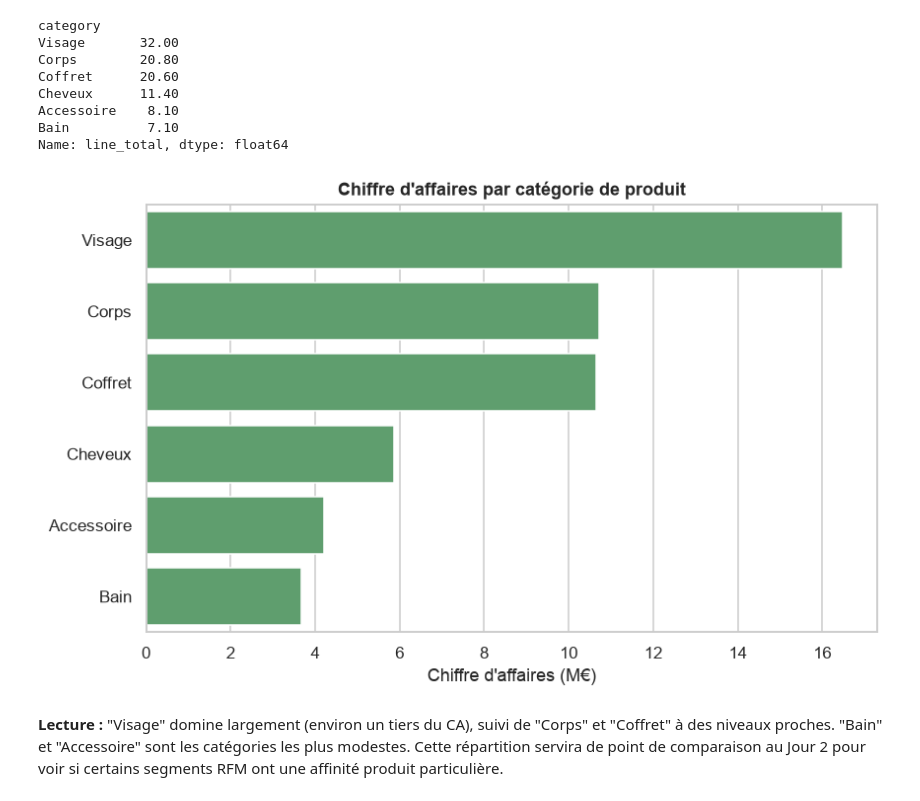
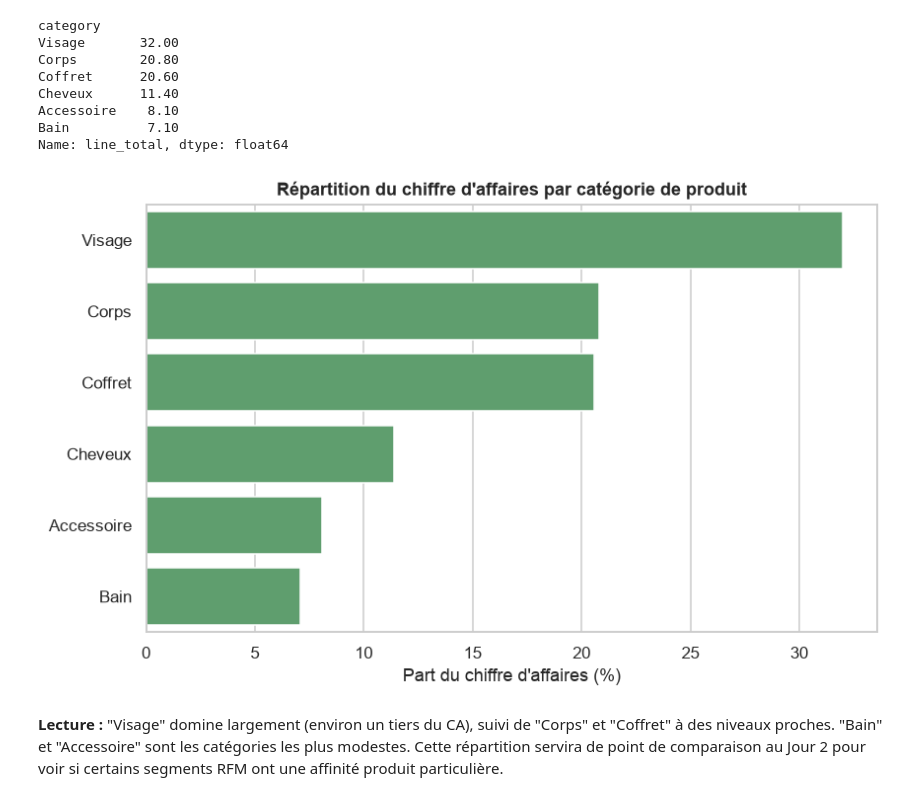
Before and after one commit to Alibenaqa/lumina_data_marketing, a Jupyter notebook: notebooks/01_eda_cleaning.ipynb, the cells around one changed output. Cells and saved outputs as stored; diff of their text form; code cells hidden in the pictures.

```diff
--- a/notebooks/01_eda_cleaning.ipynb
+++ b/notebooks/01_eda_cleaning.ipynb
@@ -642,15 +835,15 @@ Bain          7.10
 Name: line_total, dtype: float64
 # %%
 fig, ax = plt.subplots(figsize=(8, 5))
-sns.barplot(x=category_revenue.values / 1e6, y=category_revenue.index, ax=ax, color="#55A868")
-ax.set_xlabel("Chiffre d'affaires (M€)")
+sns.barplot(x=category_share.values, y=category_share.index, ax=ax, color="#55A868")
+ax.set_xlabel("Part du chiffre d'affaires (%)")
 ax.set_ylabel("")
-ax.set_title("Chiffre d'affaires par catégorie de produit")
+ax.set_title("Répartition du chiffre d'affaires par catégorie de produit")
 fig.tight_layout()
 fig.savefig(FIGURES / "06_ca_par_categorie.png", dpi=150, bbox_inches="tight")
 plt.show()
 # %% [output]
-[figure, old version]
+[figure, new version]
 # %% [markdown]
 **Lecture :** "Visage" domine largement (environ un tiers du CA), suivi de
 "Corps" et "Coffret" à des niveaux proches. "Bain" et "Accessoire" sont les
```
Also changed, not shown: parts of 46 cells of this notebook, 8 other files.
